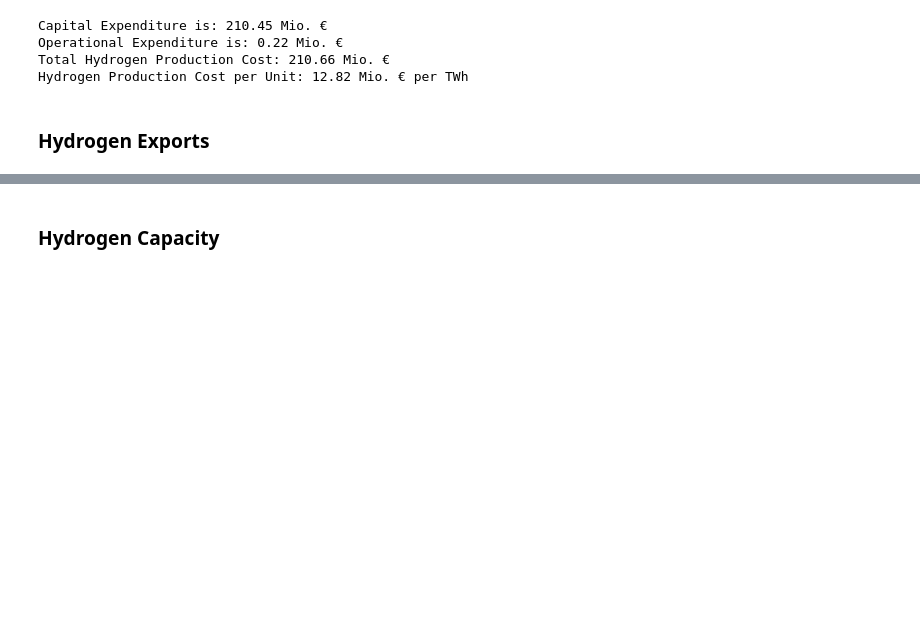
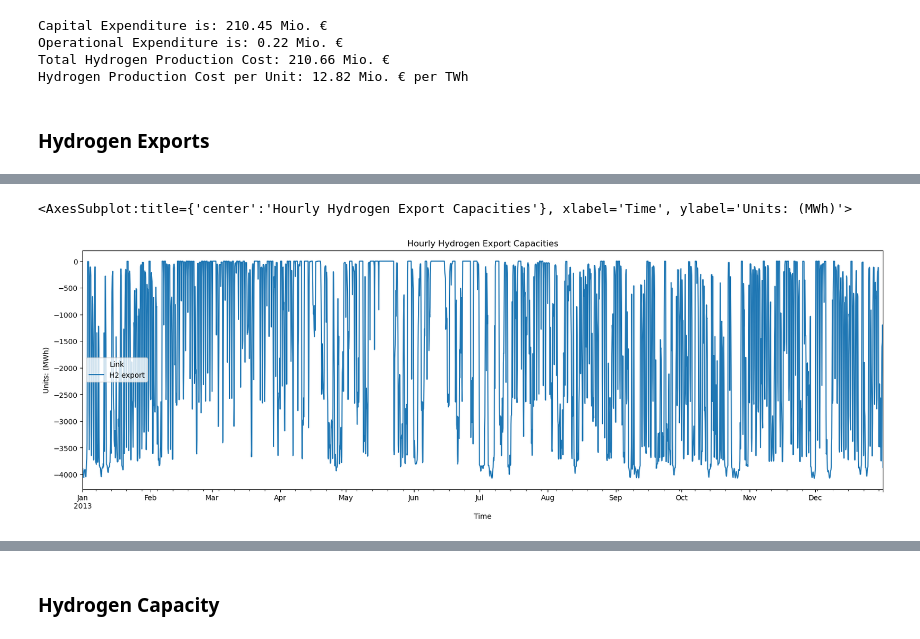
Before and after one commit to pypsa-meets-earth/documentation, a Jupyter notebook: notebooks/hydrogen_market.ipynb, the cells around one changed output, grey strips where cells are left out. Cells and saved outputs as stored; diff of their text form; code cells hidden in the pictures; blank space fills up the shorter version.

```diff
--- a/notebooks/hydrogen_market.ipynb
+++ b/notebooks/hydrogen_market.ipynb
@@ -92,0 +96,26 @@ Hydrogen Production Cost per Unit: 12.82 Mio. € per TWh
+# %%
+# Hourly hydrogen export capacities
+hydrogen_export_links = n.links[n.links["carrier"] == "H2"]
+hydrogen_export_capacity = n.links_t.p1[hydrogen_export_links.index]
+hydrogen_export_capacity_cp = hydrogen_export_capacity.copy()
+
+# Sum the 2 export columns into a new column named 'H2 export'
+hydrogen_export_capacity_cp["H2 export"] = (
+    hydrogen_export_capacity_cp["NZ.1_1_AC H2 export"] +
+    hydrogen_export_capacity_cp["NZ.8_1_AC H2 export"]
+)
+
+# Drop the original separate export columns
+hydrogen_export_capacity_cp = hydrogen_export_capacity_cp.drop(
+    ["NZ.1_1_AC H2 export", "NZ.8_1_AC H2 export"], axis=1
+)
+
+hydrogen_export_capacity_cp.plot(
+    title="Hourly Hydrogen Export Capacities",
+    xlabel="Time",
+    ylabel="Units: (MWh)",
+    figsize=(20, 6)
+)
+# %% [output]
+<AxesSubplot:title={'center':'Hourly Hydrogen Export Capacities'}, xlabel='Time', ylabel='Units: (MWh)'>
+[figure, added]
```
Also changed, not shown: parts of 10 cells of this notebook.
